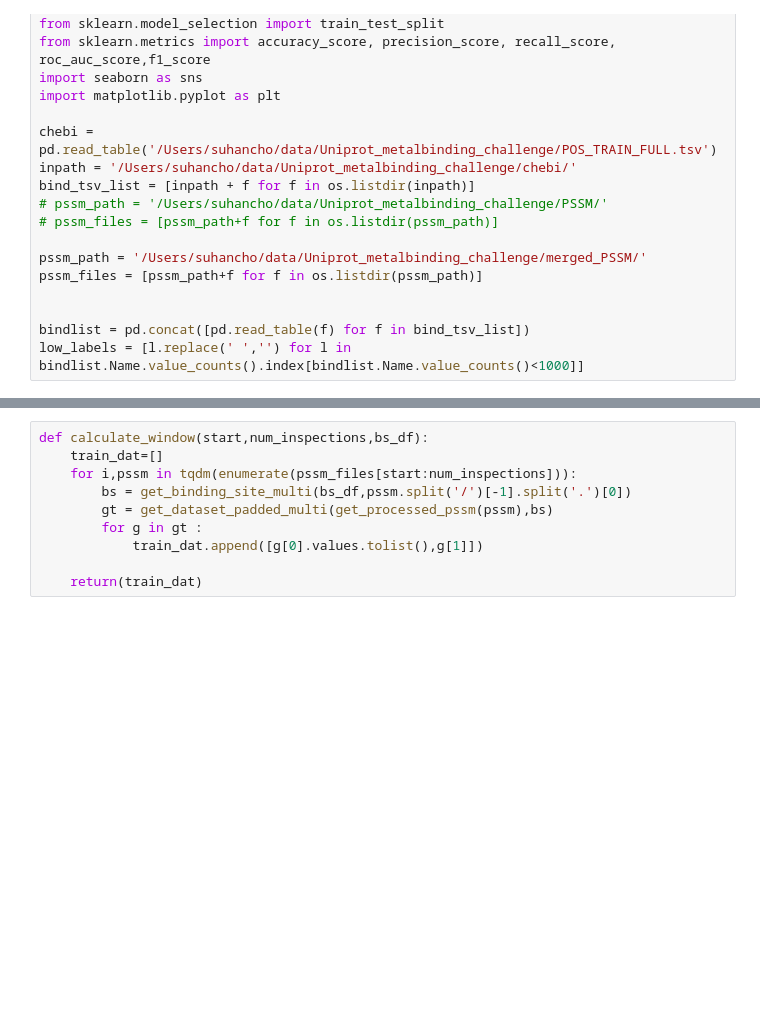
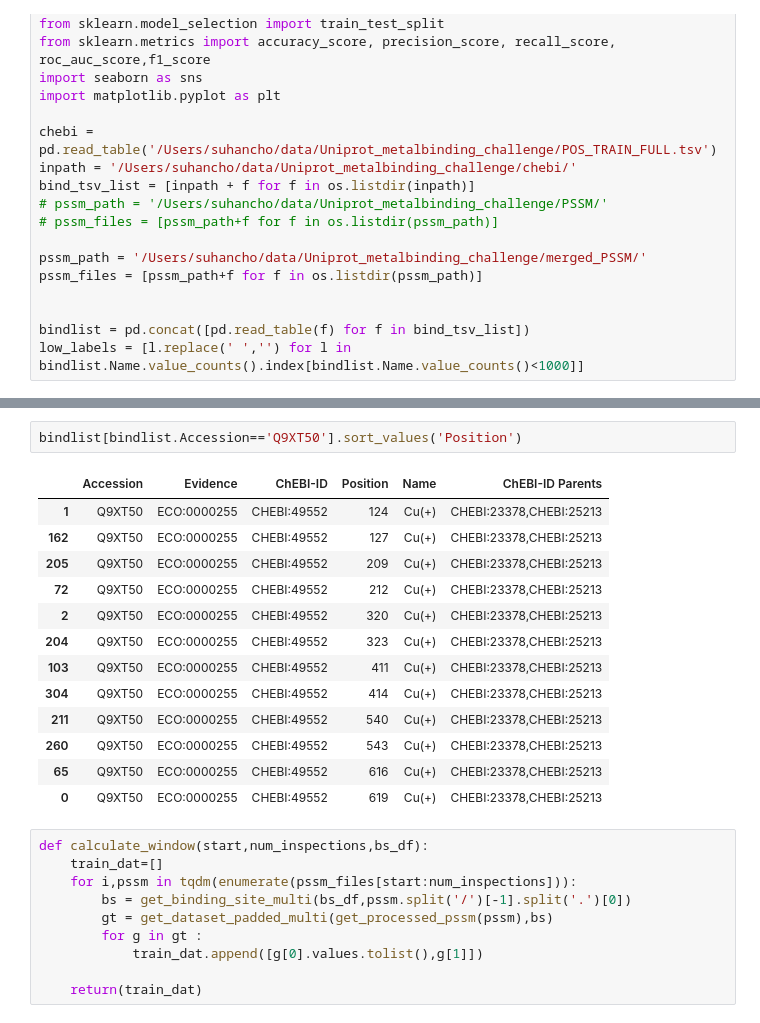
Before and after one commit to SuhanC/IonBind, a Jupyter notebook: RFmodel.Baseline.multilabel.ipynb, the cells around one changed output, grey strips where cells are left out. Cells and saved outputs as stored; diff of their text form; blank space fills up the shorter version.

```diff
--- a/RFmodel.Baseline.multilabel.ipynb
+++ b/RFmodel.Baseline.multilabel.ipynb
@@ -37,3 +39,19 @@ bindlist['Target'] = bindlist.Name.cat.codes
+# %%
+bindlist[bindlist.Accession=='Q9XT50'].sort_values('Position')
+# %% [output]
+|  | Accession | Evidence | ChEBI-ID | Position | Name | ChEBI-ID Parents |
+| 1 | Q9XT50 | ECO:0000255 | CHEBI:49552 | 124 | Cu(+) | CHEBI:23378,CHEBI:25213 |
+| 162 | Q9XT50 | ECO:0000255 | CHEBI:49552 | 127 | Cu(+) | CHEBI:23378,CHEBI:25213 |
+| 205 | Q9XT50 | ECO:0000255 | CHEBI:49552 | 209 | Cu(+) | CHEBI:23378,CHEBI:25213 |
+| 72 | Q9XT50 | ECO:0000255 | CHEBI:49552 | 212 | Cu(+) | CHEBI:23378,CHEBI:25213 |
+| 2 | Q9XT50 | ECO:0000255 | CHEBI:49552 | 320 | Cu(+) | CHEBI:23378,CHEBI:25213 |
+| 204 | Q9XT50 | ECO:0000255 | CHEBI:49552 | 323 | Cu(+) | CHEBI:23378,CHEBI:25213 |
+| 103 | Q9XT50 | ECO:0000255 | CHEBI:49552 | 411 | Cu(+) | CHEBI:23378,CHEBI:25213 |
+| 304 | Q9XT50 | ECO:0000255 | CHEBI:49552 | 414 | Cu(+) | CHEBI:23378,CHEBI:25213 |
+| 211 | Q9XT50 | ECO:0000255 | CHEBI:49552 | 540 | Cu(+) | CHEBI:23378,CHEBI:25213 |
+| 260 | Q9XT50 | ECO:0000255 | CHEBI:49552 | 543 | Cu(+) | CHEBI:23378,CHEBI:25213 |
+| 65 | Q9XT50 | ECO:0000255 | CHEBI:49552 | 616 | Cu(+) | CHEBI:23378,CHEBI:25213 |
+| 0 | Q9XT50 | ECO:0000255 | CHEBI:49552 | 619 | Cu(+) | CHEBI:23378,CHEBI:25213 |
 # %%
 def calculate_window(start,num_inspections,bs_df):
     train_dat=[]
```
Also changed, not shown: parts of 1 cell of this notebook, 4 other files.
